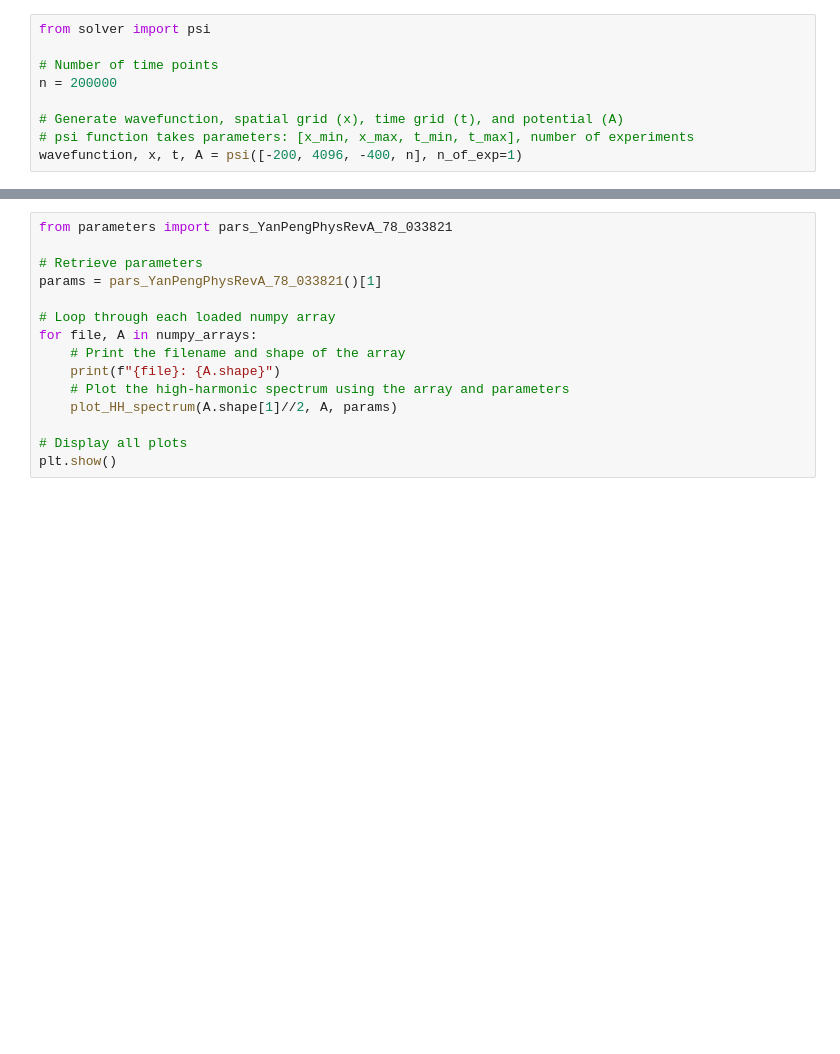
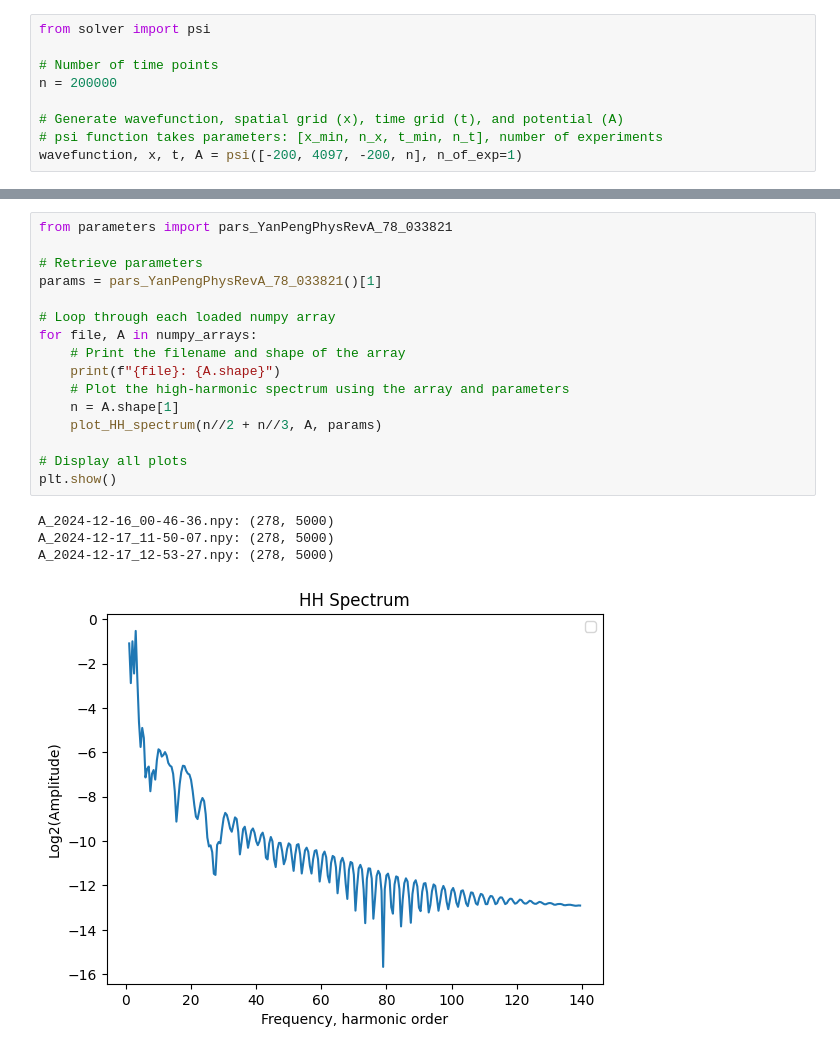
Before and after one commit to Volalex2000/HHG, a Jupyter notebook: main.ipynb, the cells around one changed output, grey strips where cells are left out. Drawn from its saved outputs; the diff is of its cells as text; blank space fills up the shorter version.

```diff
--- a/main.ipynb
+++ b/main.ipynb
@@ -5,5 +5,5 @@ from solver import psi
 n = 200000
 
 # Generate wavefunction, spatial grid (x), time grid (t), and potential (A)
-# psi function takes parameters: [x_min, x_max, t_min, t_max], number of experiments
-wavefunction, x, t, A = psi([-200, 4096, -400, n], n_of_exp=1)
+# psi function takes parameters: [x_min, n_x, t_min, n_t], number of experiments
+wavefunction, x, t, A = psi([-200, 4097, -200, n], n_of_exp=1)
@@ -46,15 +61,21 @@ plt.show()
 # %%
 from parameters import pars_YanPengPhysRevA_78_033821
 
 # Retrieve parameters
 params = pars_YanPengPhysRevA_78_033821()[1]
 
 # Loop through each loaded numpy array
 for file, A in numpy_arrays:
     # Print the filename and shape of the array
     print(f"{file}: {A.shape}")
     # Plot the high-harmonic spectrum using the array and parameters
-    plot_HH_spectrum(A.shape[1]//2, A, params)
+    n = A.shape[1]
+    plot_HH_spectrum(n//2 + n//3, A, params)
 
 # Display all plots
 plt.show()
+# %% [output]
+A_2024-12-16_00-46-36.npy: (278, 5000)
+A_2024-12-17_11-50-07.npy: (278, 5000)
+A_2024-12-17_12-53-27.npy: (278, 5000)
+[figure, added]
```
Also changed, not shown: parts of 4 cells of this notebook, 3 other files.
